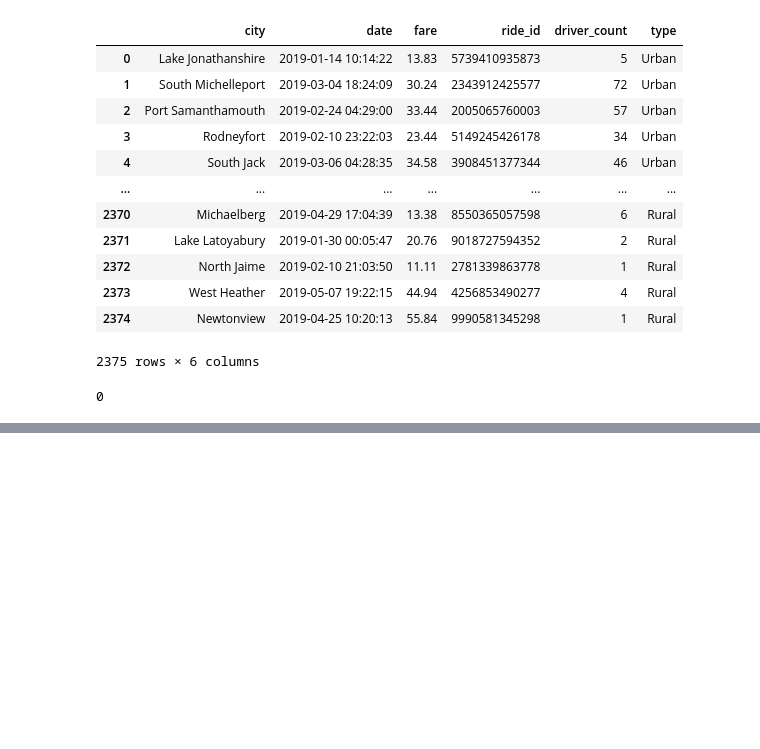
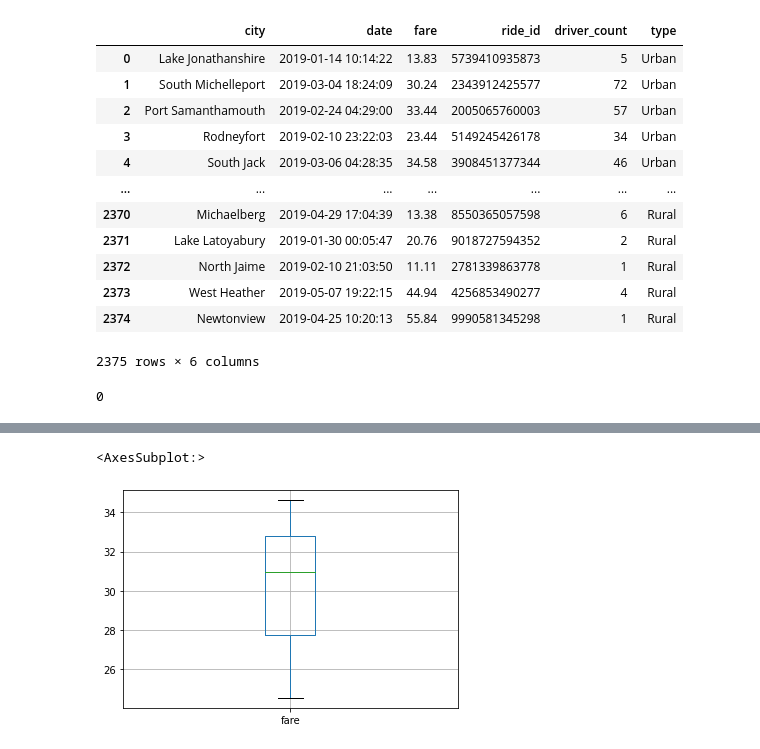
Before and after one commit to sag7221/PyBer_Analysis, a Jupyter notebook: pyber_ride_practice.ipynb, the cells around one changed output, grey strips where cells are left out. Cells and saved outputs as stored; diff of their text form; code cells hidden in the pictures; blank space fills up the shorter version.

```diff
--- a/pyber_ride_practice.ipynb
+++ b/pyber_ride_practice.ipynb
@@ -111,0 +120,6 @@ pyber_data_df.duplicated().sum()
+# %%
+fare_df = pyber_data_df.groupby(["type"])[["fare"]].mean()
+fare_df.boxplot(column=['fare'])
+# %% [output]
+<AxesSubplot:>
+[figure, added]
```
Also changed, not shown: parts of 6 cells of this notebook.
